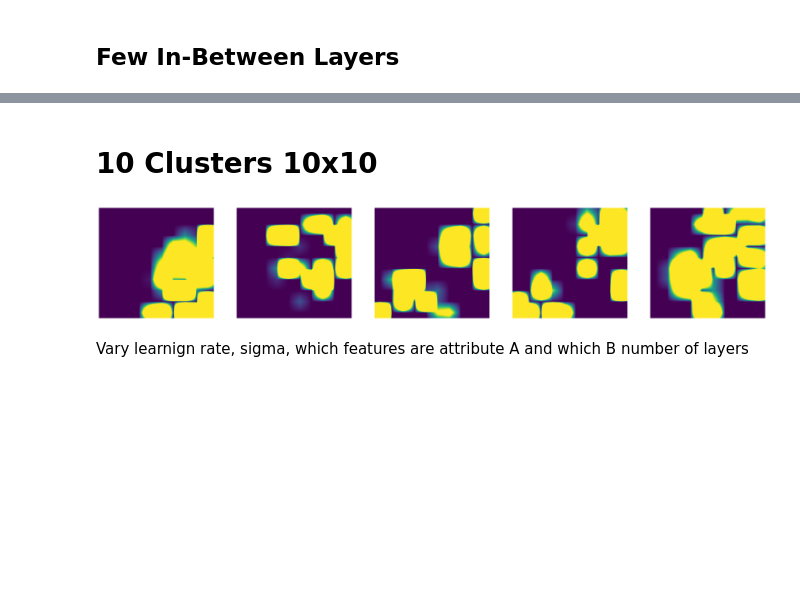
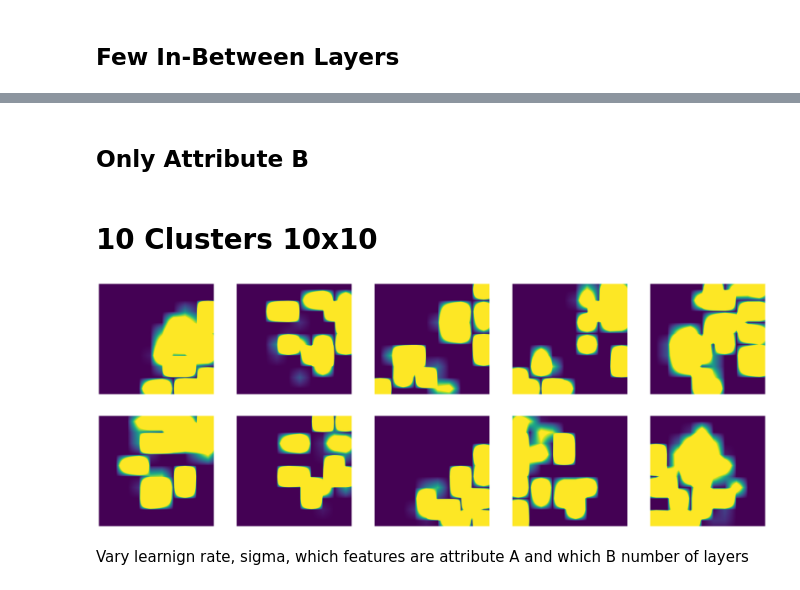
Before and after one commit to Znerual/AlignedSOM, a Jupyter notebook: notebooks/AlignedSOM_10clusters.ipynb, the cells around one changed output, grey strips where cells are left out. Drawn from its saved outputs; the diff is of its cells as text; code cells hidden in the pictures; blank space fills up the shorter version.

Commit message:
Changed Setup Added load results for plotting

```diff
--- a/notebooks/AlignedSOM_10clusters.ipynb
+++ b/notebooks/AlignedSOM_10clusters.ipynb
@@ -158,6 +159,22 @@ class AlignedSom(MiniSom):
     # return the codebook weights for all layers
     def get_layer_weights(self) -> List[np.ndarray]:
         return [layer.get_weights() for layer in self.layers]
+
+    # load the codebook weights for all layers
+    def set_layer_weights(self, weights_by_layer: np.ndarray):
+        layers = []
+        for weights in weights_by_layer:
+            layers.append(Layer(
+                dimension=self.dimension,
+                input_len=self._input_len,
+                initial_codebook=np.array(weights, dtype=np.float32),
+                sigma=self._sigma,
+                learning_rate=self._learning_rate,
+                neighborhood_function=self._neighborhood_function,
+                activation_distance=self._activation_distance,
+                random_seed=self.random_seed))
+        self.layers = layers
+
 
     def _create_layer_distances(self):
         # used default gaussian with sigma = 1.0 for distance between layers
@@ -341,6 +358,7 @@ def plot_aligned_som(asom: AlignedSom, data:np.ndarray, visualization_function=S
         hp.set(xticklabels=[])
         hp.set(yticklabels=[])
         axis[i].tick_params(left=False, bottom=False)
+        hp.set(xlabel=f"Weigh: {asom.weights_by_layer[vis_i][0]} - {asom.weights_by_layer[vis_i][1]}")
     plt.show()
     return figure
 # %% [markdown]
@@ -352,9 +370,8 @@ TRAIN_STEPS = 1000
 # %% [markdown]
 ## Default Setup
 # %%
-def setup_100_60(N_LAYERS=31, sigma=1.0, concept_indices=[1, 1, 1, 1, 1, 1, 1, 0, 0, 0], layer_distance_ratio=0.1, learning_rate=0.5, num_plots=5):
+def setup(SOM_DIM = (100, 60), N_LAYERS=31, sigma=1.0, concept_indices=[1, 1, 1, 1, 1, 1, 1, 0, 0, 0], layer_distance_ratio=0.1, learning_rate=0.5, num_plots=5, load_existing=True):
     SEED = 12345
-    SOM_DIM = (100, 60)
 
     input_data, components, weights, classinfo = load_dataset('10clusters')
     data = input_data['arr']
@@ -368,11 +385,16 @@ def setup_100_60(N_LAYERS=31, sigma=1.0, concept_indices=[1, 1, 1, 1, 1, 1, 1, 0
         layer_distance_ratio=layer_distance_ratio,
         initial_codebook_inizialization='random')
 
-    asom.train(data, TRAIN_STEPS * N_LAYERS)
-    np.save(f"../results/setup_100_60_{N_LAYERS}_{sigma}_{layer_distance_ratio}_{learning_rate}_{'-'.join([str(c) for c in concept_indices])}.npy", np.array(asom.get_layer_weights()))
+    os.makedirs("../results", exist_ok=True)
 
-    fig = plot_aligned_som(asom, data, num_plots=num_plots)
-    fig.savefig(f"../results/setup_100_60_{N_LAYERS}_{sigma}_{layer_distance_ratio}_{learning_rate}_{'-'.join([str(c) for c in concept_indices])}.pdf")
+    if load_existing and os.path.exists(f"../results/10clusters_setup_{SOM_DIM[0]}_{SOM_DIM[1]}_{N_LAYERS}_{sigma}_{layer_distance_ratio}_{learning_rate}_{'-'.join([str(c) for c in concept_indices])}.npy"):
+        asom.set_layer_weights(np.load(f"../results/10clusters_setup_{SOM_DIM[0]}_{SOM_DIM[1]}_{N_LAYERS}_{sigma}_{layer_distance_ratio}_{learning_rate}_{'-'.join([str(c) for c in concept_indices])}.npy"))
+    else:
+        asom.train(data, TRAIN_STEPS * N_LAYERS)
+        np.save(f"../results/10clusters_setup_{SOM_DIM[0]}_{SOM_DIM[1]}_{N_LAYERS}_{sigma}_{layer_distance_ratio}_{learning_rate}_{'-'.join([str(c) for c in concept_indices])}.npy", np.array(asom.get_layer_weights()))
+
+    fig = plot_aligned_som(asom, data, num_plots=num_plots, upscaling_factor=100)
+    fig.savefig(f"../results/10clusters_setup_{SOM_DIM[0]}_{SOM_DIM[1]}_{N_LAYERS}_{sigma}_{layer_distance_ratio}_{learning_rate}_{'-'.join([str(c) for c in concept_indices])}.pdf")
 
     return data, asom
 # %%
@@ -397,0 +428,2 @@ data_large_5, asom_large_5 = setup_100_60(N_LAYERS=6)
+# %% [markdown]
+## Only Attribute B
@@ -424,15 +434,16 @@ def setup_10_10(N_LAYERS=31, sigma=1.0, concept_indices=[1, 1, 1, 1, 1, 1, 1, 0,
 # %%
 ## Default Setup
-data_small_1, asom_small_1 = setup_10_10()
+data_small_1, asom_small_1 = setup(SOM_DIM = (100, 60))
 ## Many In-Between Layers
-data_small_2, asom_small_2 = setup_10_10(N_LAYERS=128)
+data_small_2, asom_small_2 = setup(SOM_DIM = (100, 60), N_LAYERS=128)
 ## Strong Layer-Wise Coupling
-data_small_3, asom_small_3 = setup_10_10(layer_distance_ratio=10)
+data_small_3, asom_small_3 = setup(SOM_DIM = (100, 60), layer_distance_ratio=10)
 ## Weak Layer-Wise Coupling
-data_small_4, asom_small_4 = setup_10_10(layer_distance_ratio=1e-3)
+data_small_4, asom_small_4 = setup(SOM_DIM = (100, 60), layer_distance_ratio=1e-3)
 ## Few In-Between Layers
-data_small_5, asom_small_5 = setup_10_10(N_LAYERS=6)
+data_small_5, asom_small_5 = setup(SOM_DIM = (100, 60), N_LAYERS=6)
 # %% [output]
 [figure]
+[figure, added]
 # %% [markdown]
 Vary learnign rate, sigma, which features are attribute A and which B number of layers
```
Also changed, not shown: parts of 12 cells of this notebook, 1 other file.
